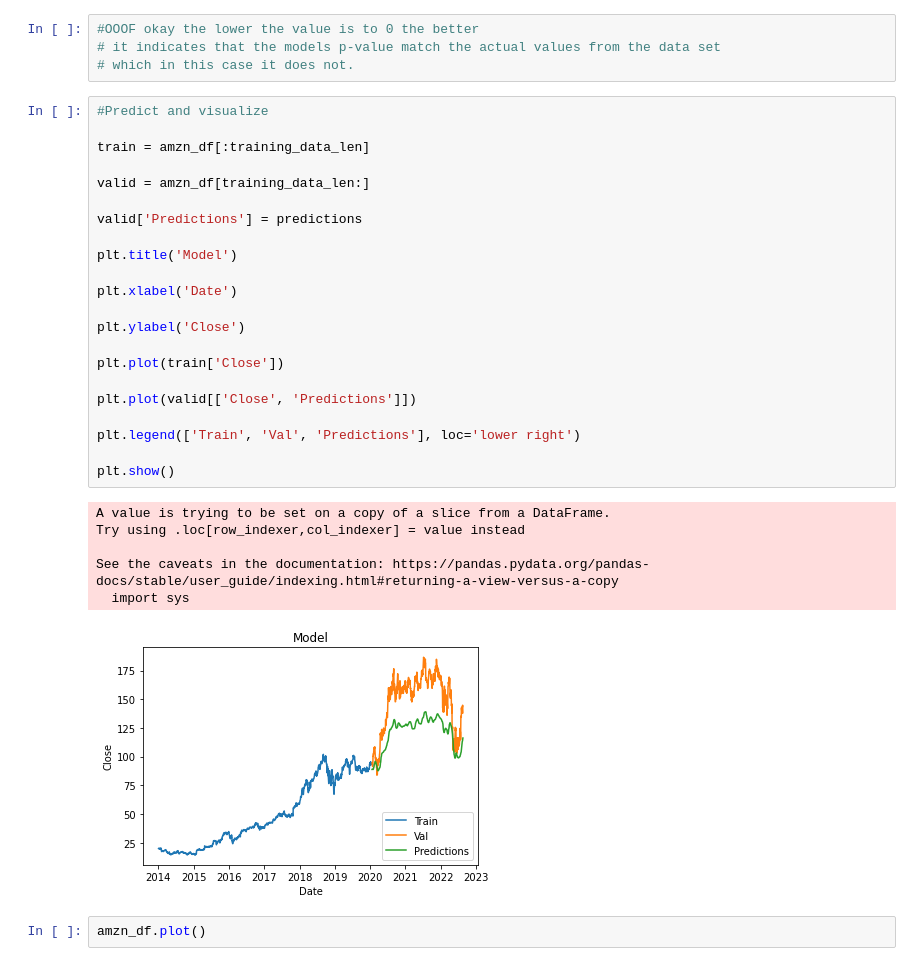
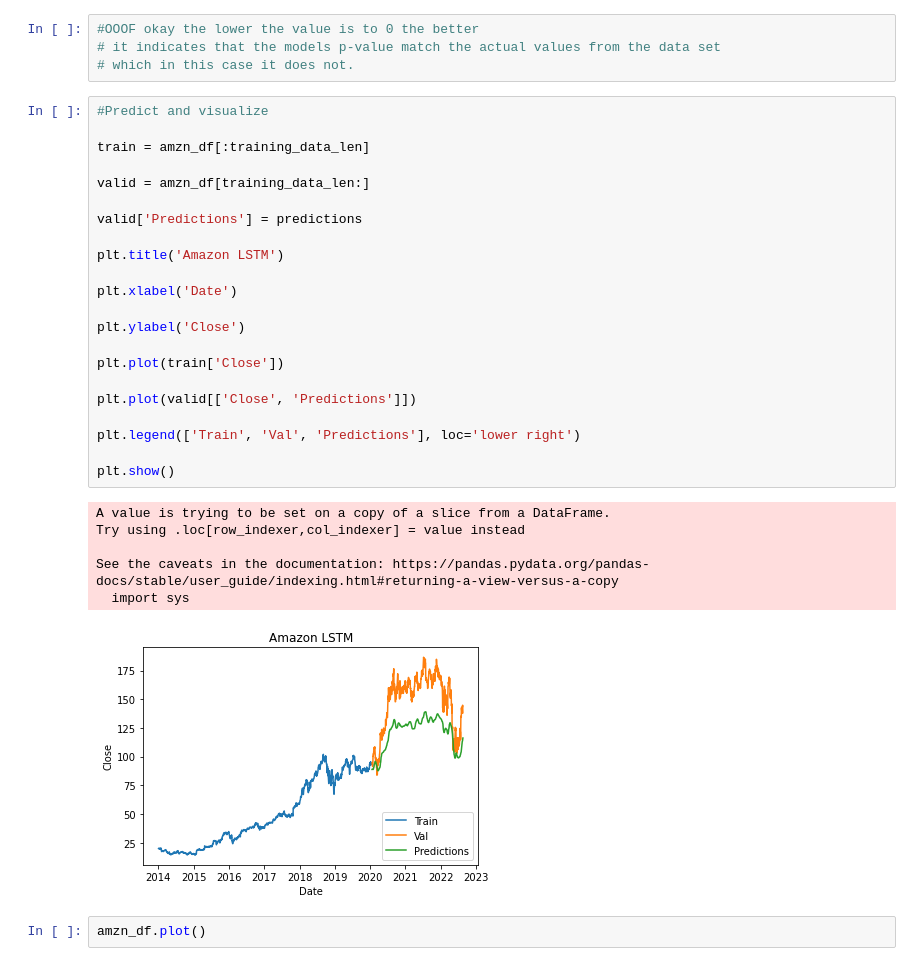
Before and after one commit to Martamorningham/Final_Project, a Jupyter notebook: LTSM_AMZN.ipynb, the cells around one changed output. Drawn from its saved outputs; the diff is of its cells as text.

```diff
--- a/LTSM_AMZN.ipynb
+++ b/LTSM_AMZN.ipynb
@@ -185,32 +185,32 @@ print(rmse)
 # %%
 #Predict and visualize
 
 train = amzn_df[:training_data_len]
 
 valid = amzn_df[training_data_len:]
 
 valid['Predictions'] = predictions
 
-plt.title('Model')
+plt.title('Amazon LSTM')
 
 plt.xlabel('Date')
 
 plt.ylabel('Close')
 
 plt.plot(train['Close'])
 
 plt.plot(valid[['Close', 'Predictions']])
 
 plt.legend(['Train', 'Val', 'Predictions'], loc='lower right')
 
 plt.show()
 # %% [output]
 A value is trying to be set on a copy of a slice from a DataFrame.
 Try using .loc[row_indexer,col_indexer] = value instead
 
 See the caveats in the documentation: https://pandas.pydata.org/pandas-docs/stable/user_guide/indexing.html#returning-a-view-versus-a-copy
   import sys
-[figure, old version]
+[figure, new version]
 # %%
 amzn_df.plot()
 # %% [output]
```
Also changed, not shown: parts of 2 cells of this notebook, 5 other files.
